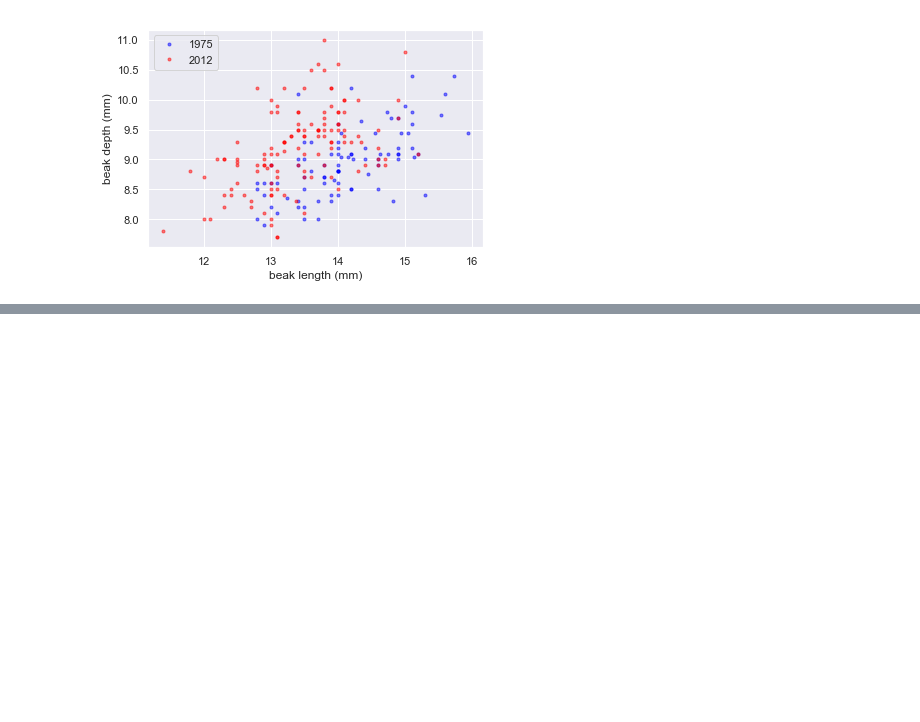
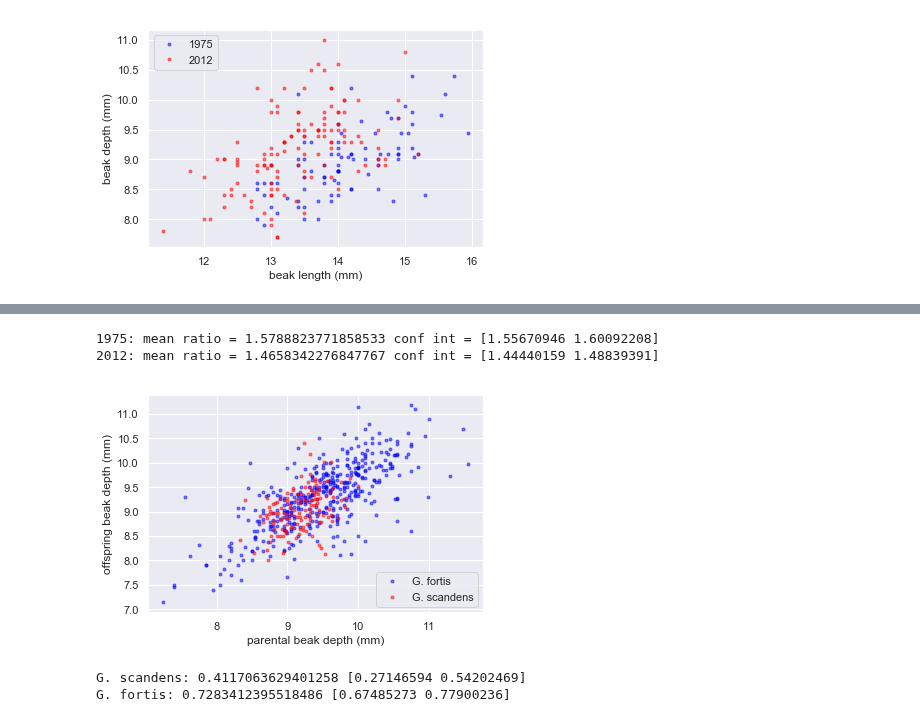
Before and after one commit to bosulliv/datacamp_python, a Jupyter notebook: stats/stats_thinking_part2/ch5.ipynb, the cells around one changed output, grey strips where cells are left out. Drawn from its saved outputs; the diff is of its cells as text; code cells hidden in the pictures; blank space fills up the shorter version.

```diff
--- a/stats/stats_thinking_part2/ch5.ipynb
+++ b/stats/stats_thinking_part2/ch5.ipynb
@@ -220,0 +278,25 @@ print('2012: intercept =', intercept_2012,
+# %%
+# Compute length-to-depth ratios
+ratio_1975 = bl_1975 / bd_1975
+ratio_2012 = bl_2012 / bd_2012
+
+# Compute means
+mean_ratio_1975 = np.mean(ratio_1975)
+mean_ratio_2012 = np.mean(ratio_2012)
+
+# Generate bootstrap replicates of the means
+bs_replicates_1975 = draw_bs_reps(ratio_1975, np.mean, size=10000)
+bs_replicates_2012 = draw_bs_reps(ratio_2012, np.mean, size=10000)
+
+# Compute the 99% confidence intervals
+conf_int_1975 = np.percentile(bs_replicates_1975, [0.5, 99.5])
+conf_int_2012 = np.percentile(bs_replicates_2012, [0.5, 99.5])
+
+# Print the results
+print('1975: mean ratio =', mean_ratio_1975,
+      'conf int =', conf_int_1975)
+print('2012: mean ratio =', mean_ratio_2012,
+      'conf int =', conf_int_2012)
+# %% [output]
+1975: mean ratio = 1.5788823771858533 conf int = [1.55670946 1.60092208]
+2012: mean ratio = 1.4658342276847767 conf int = [1.44440159 1.48839391]
@@ -220,0 +463,18 @@ print('2012: intercept =', intercept_2012,
+# %%
+# Make scatter plots
+_ = plt.plot(bd_parent_fortis, bd_offspring_fortis,
+             marker='.', linestyle='none', color='blue', alpha=0.5)
+_ = plt.plot(bd_parent_scandens, bd_offspring_scandens,
+             marker='.', linestyle='none', color='red', alpha=0.5)
+
+# Label axes
+_ = plt.xlabel('parental beak depth (mm)')
+_ = plt.ylabel('offspring beak depth (mm)')
+
+# Add legend
+_ = plt.legend(('G. fortis', 'G. scandens'), loc='lower right')
+
+# Show plot
+plt.show()
+# %% [output]
+[figure, added]
@@ -220,0 +502,23 @@ print('2012: intercept =', intercept_2012,
+# %%
+# Compute the Pearson correlation coefficients
+r_scandens = pearson_r(bd_parent_scandens, bd_offspring_scandens)
+r_fortis = pearson_r(bd_parent_fortis, bd_offspring_fortis)
+
+# Acquire 1000 bootstrap replicates of Pearson r
+bs_replicates_scandens = draw_bs_pairs(bd_parent_scandens, bd_offspring_scandens,
+                                      pearson_r, size=1000)
+
+bs_replicates_fortis = draw_bs_pairs(bd_parent_fortis, bd_offspring_fortis,
+                                      pearson_r, size=1000)
+
+
+# Compute 95% confidence intervals
+conf_int_scandens = np.percentile(bs_replicates_scandens, [2.5, 97.5])
+conf_int_fortis = np.percentile(bs_replicates_fortis, [2.5, 97.5])
+
+# Print results
+print('G. scandens:', r_scandens, conf_int_scandens)
+print('G. fortis:', r_fortis, conf_int_fortis)
+# %% [output]
+G. scandens: 0.4117063629401258 [0.27146594 0.54202469]
+G. fortis: 0.7283412395518486 [0.67485273 0.77900236]
```
Also changed, not shown: parts of 13 cells of this notebook, 1 other file.
